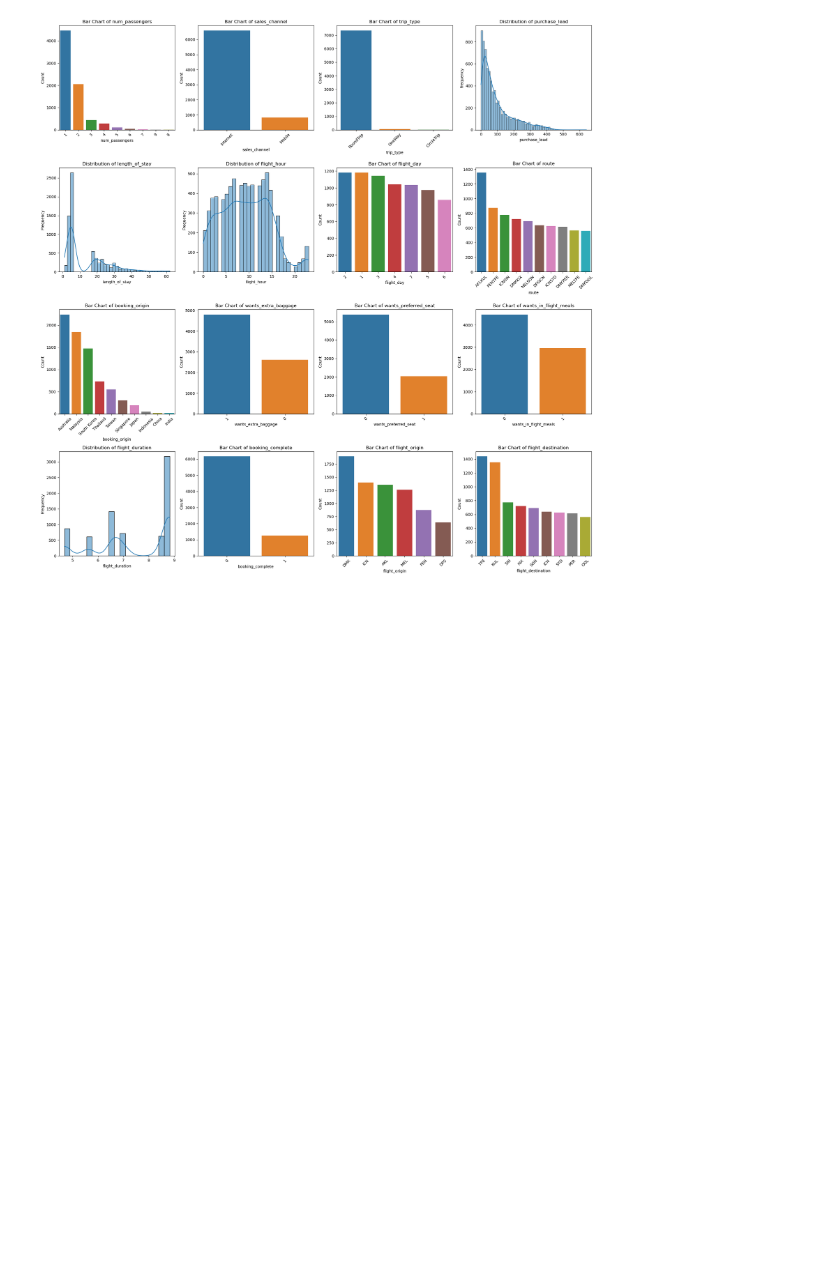
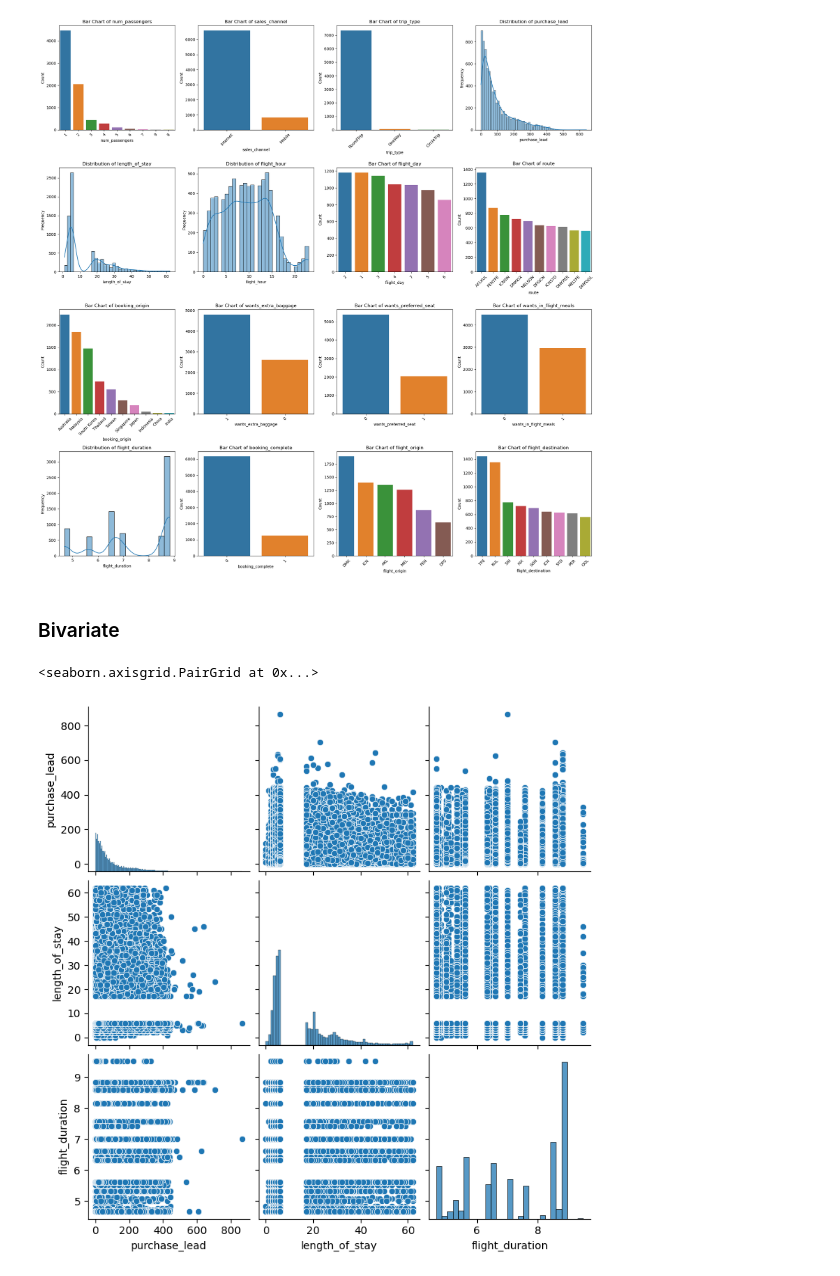
Before and after one commit to MarkPhamm/British-Airway, a Jupyter notebook: model/BookingModel.ipynb, the cells around one changed output. Cells and saved outputs as stored; diff of their text form; code cells hidden in the pictures; blank space fills up the shorter version.

```diff
--- a/model/BookingModel.ipynb
+++ b/model/BookingModel.ipynb
@@ -259,0 +264,7 @@ plt.show()
+# %% [markdown]
+### Bivariate
+# %%
+sns.pairplot(df[['purchase_lead','length_of_stay','flight_duration']])
+# %% [output]
+<seaborn.axisgrid.PairGrid at 0x...>
+[figure, added]
```
Also changed, not shown: parts of 18 cells of this notebook, 2 other files.
